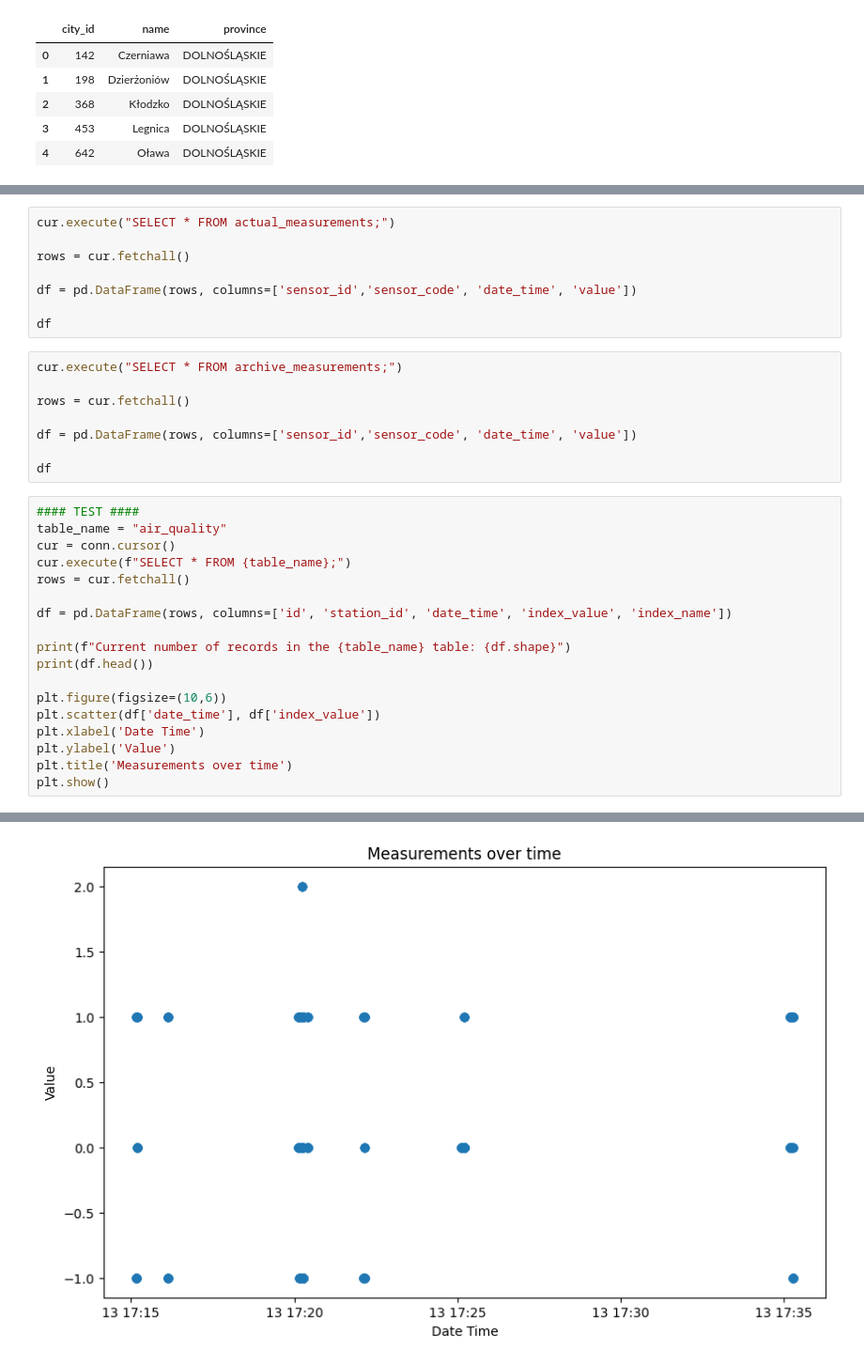
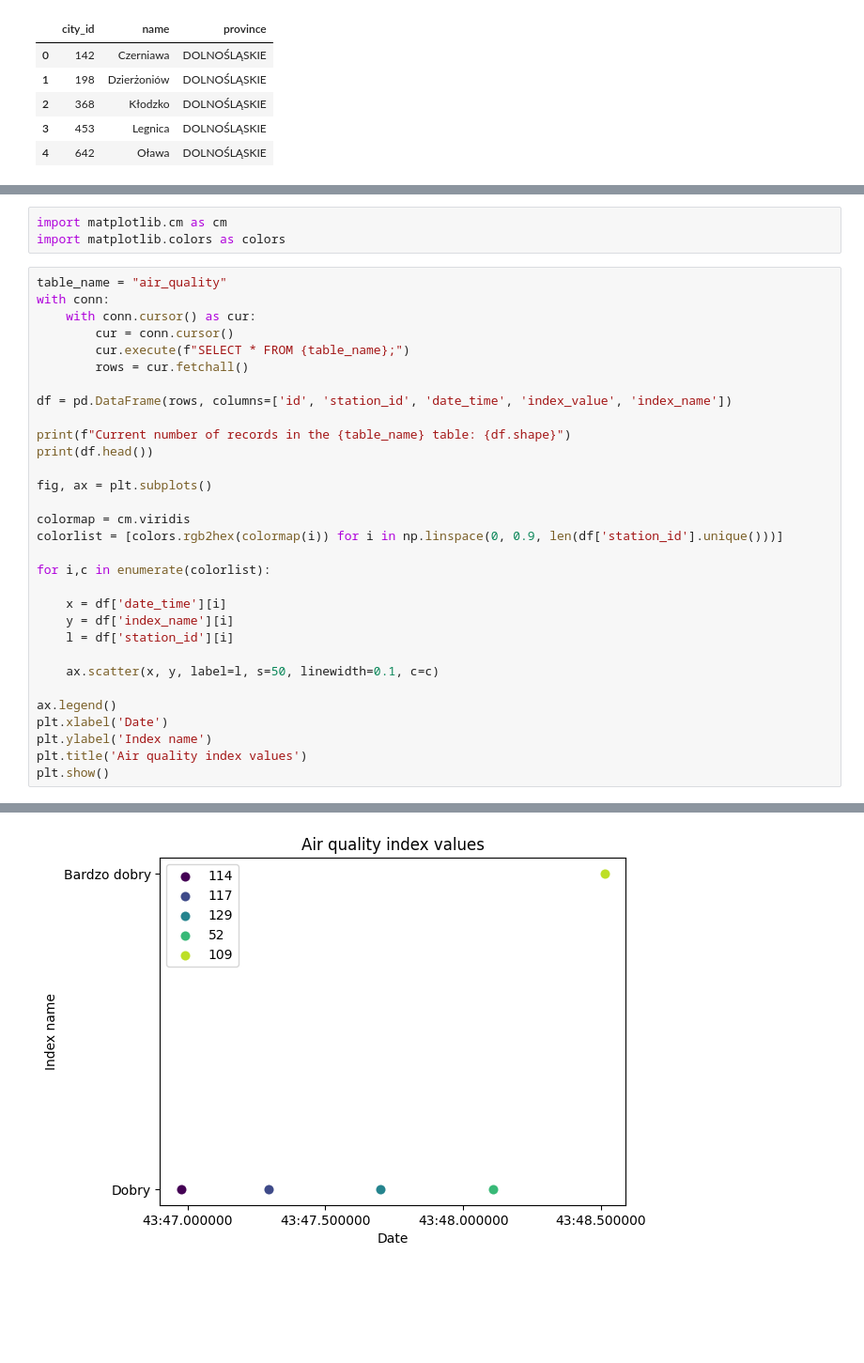
Before and after one commit to KosoliCstud/project, a Jupyter notebook: project_code.ipynb, the cells around one changed output, grey strips where cells are left out. Shown at 94% size. Drawn from its saved outputs; the diff is of its cells as text; blank space fills up the shorter version.

Commit message:
update docker service and live plot

```diff
--- a/project_code.ipynb
+++ b/project_code.ipynb
@@ -705,35 +695,35 @@ df
-# %%
-cur.execute("SELECT * FROM actual_measurements;")
-
-rows = cur.fetchall()
-
-df = pd.DataFrame(rows, columns=['sensor_id','sensor_code', 'date_time', 'value'])
-
-df
-# %%
-cur.execute("SELECT * FROM archive_measurements;")
-
-rows = cur.fetchall()
-
-df = pd.DataFrame(rows, columns=['sensor_id','sensor_code', 'date_time', 'value'])
-
-df
+# %%
+import matplotlib.cm as cm
+import matplotlib.colors as colors
 # %%
-#### TEST ####
 table_name = "air_quality"
-cur = conn.cursor()
-cur.execute(f"SELECT * FROM {table_name};")
-rows = cur.fetchall()
+with conn:
+    with conn.cursor() as cur:
+        cur = conn.cursor()
+        cur.execute(f"SELECT * FROM {table_name};")
+        rows = cur.fetchall()
 
 df = pd.DataFrame(rows, columns=['id', 'station_id', 'date_time', 'index_value', 'index_name'])
 
 print(f"Current number of records in the {table_name} table: {df.shape}")
 print(df.head())
 
-plt.figure(figsize=(10,6))
-plt.scatter(df['date_time'], df['index_value'])
-plt.xlabel('Date Time')
-plt.ylabel('Value')
-plt.title('Measurements over time')
+fig, ax = plt.subplots()
+
+colormap = cm.viridis
+colorlist = [colors.rgb2hex(colormap(i)) for i in np.linspace(0, 0.9, len(df['station_id'].unique()))]
+
+for i,c in enumerate(colorlist):
+
+    x = df['date_time'][i]
+    y = df['index_name'][i]
+    l = df['station_id'][i]
+
+    ax.scatter(x, y, label=l, s=50, linewidth=0.1, c=c)
+
+ax.legend()
+plt.xlabel('Date')
+plt.ylabel('Index name')
+plt.title('Air quality index values')
 plt.show()
 # %% [output]
@@ -747 +737 @@ Current number of records in the air_quality table: (1546, 5)
-[figure, old version]
+[figure, new version]
```
Also changed, not shown: parts of 9 cells of this notebook, 1 other file.
